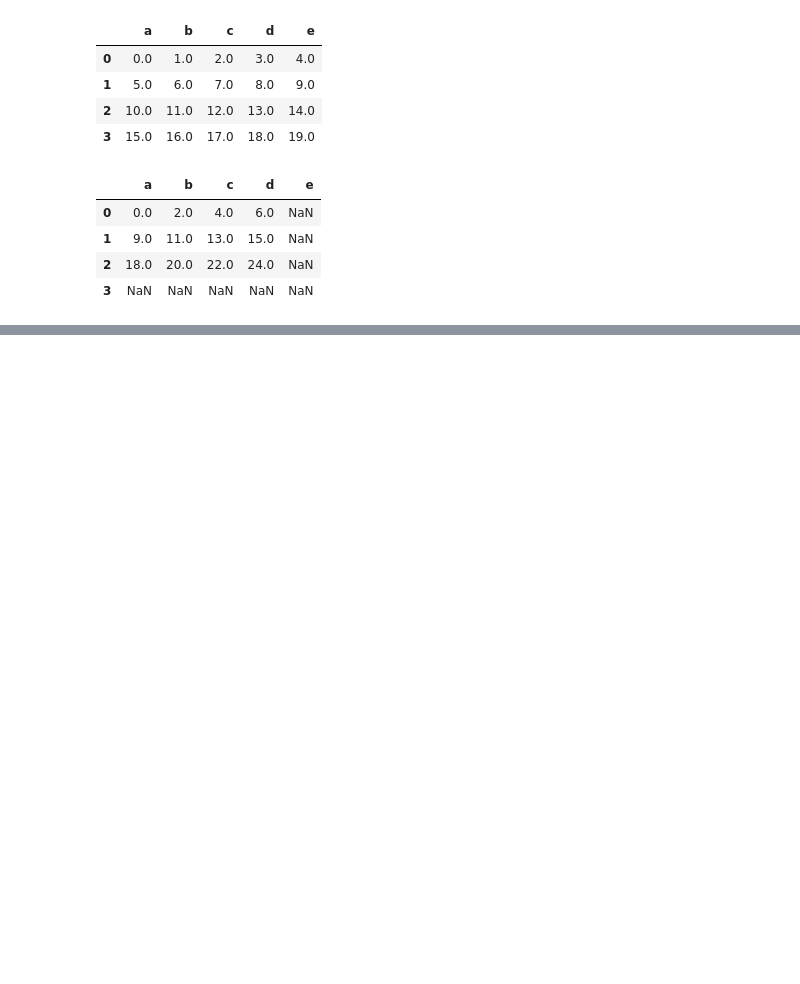
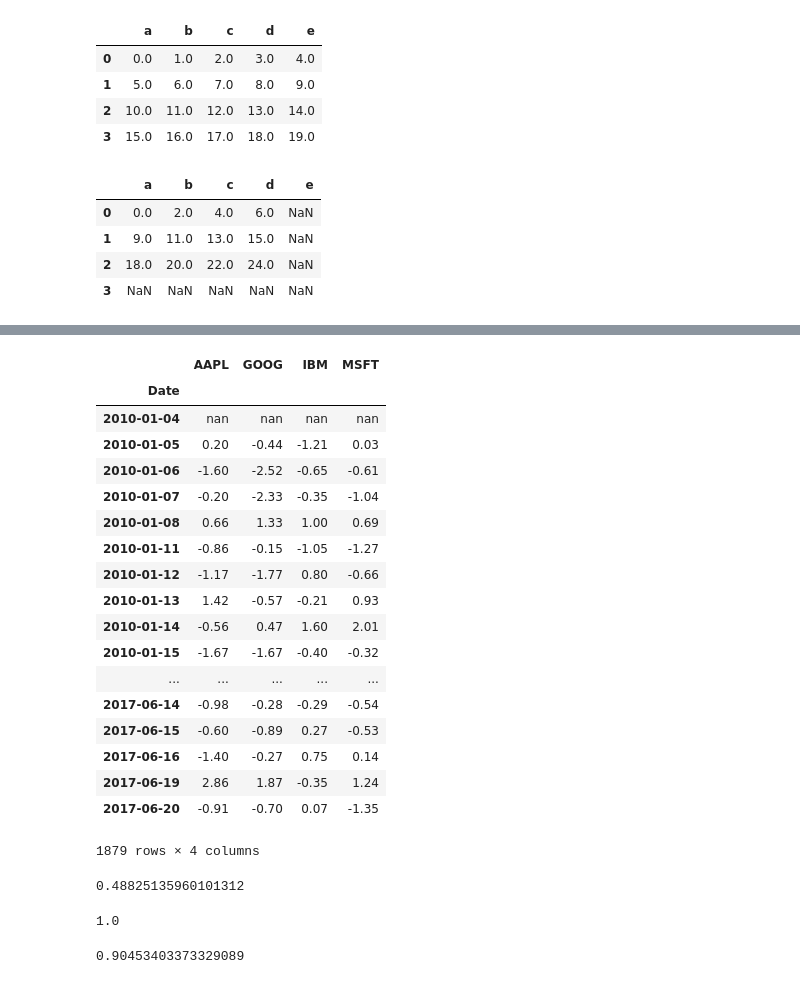
Before and after one commit to wiseosho/Pydata, a Jupyter notebook: Chapter5.Getting-Started-With-Pandas2.ipynb, the cells around one changed output, grey strips where cells are left out. Saved outputs shown, nothing was run; the diff lists cells and outputs as text; code cells hidden in the pictures; blank space fills up the shorter version.

```diff
--- a/Chapter5.Getting-Started-With-Pandas2.ipynb
+++ b/Chapter5.Getting-Started-With-Pandas2.ipynb
@@ -419,0 +1200,34 @@ df1 + df2
+# %%
+returns.mul(100).applymap( (lambda x : '%4.2f' % x) )
+# %% [output]
+|  | AAPL | GOOG | IBM | MSFT |
+| Date |  |  |  |  |
+| 2010-01-04 | nan | nan | nan | nan |
+| 2010-01-05 | 0.20 | -0.44 | -1.21 | 0.03 |
+| 2010-01-06 | -1.60 | -2.52 | -0.65 | -0.61 |
+| 2010-01-07 | -0.20 | -2.33 | -0.35 | -1.04 |
+| 2010-01-08 | 0.66 | 1.33 | 1.00 | 0.69 |
+| 2010-01-11 | -0.86 | -0.15 | -1.05 | -1.27 |
+| 2010-01-12 | -1.17 | -1.77 | 0.80 | -0.66 |
+| 2010-01-13 | 1.42 | -0.57 | -0.21 | 0.93 |
+| 2010-01-14 | -0.56 | 0.47 | 1.60 | 2.01 |
+| 2010-01-15 | -1.67 | -1.67 | -0.40 | -0.32 |
+| ... | ... | ... | ... | ... |
+| 2017-06-14 | -0.98 | -0.28 | -0.29 | -0.54 |
+| 2017-06-15 | -0.60 | -0.89 | 0.27 | -0.53 |
+| 2017-06-16 | -1.40 | -0.27 | 0.75 | 0.14 |
+| 2017-06-19 | 2.86 | 1.87 | -0.35 | 1.24 |
+| 2017-06-20 | -0.91 | -0.70 | 0.07 | -1.35 |
+1879 rows × 4 columns
+# %%
+returns.MSFT.corr(returns.IBM)
+# %% [output]
+0.48825135960101312
+# %%
+Series([-1,1,-1,1]).corr(Series([-1,1,-1,1]))
+# %% [output]
+1.0
+# %%
+Series([-1,1,-1,1]).corr(Series([-1,0,-1,1]))
+# %% [output]
+0.90453403373329089
```
Also changed, not shown: parts of 104 cells of this notebook.
